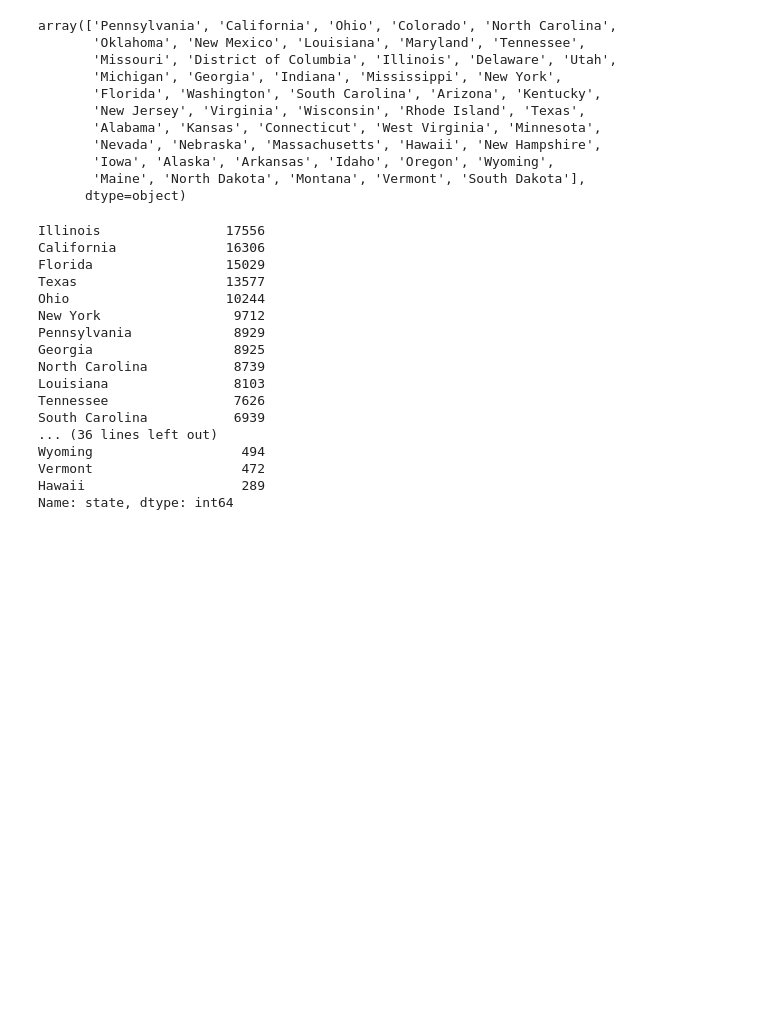
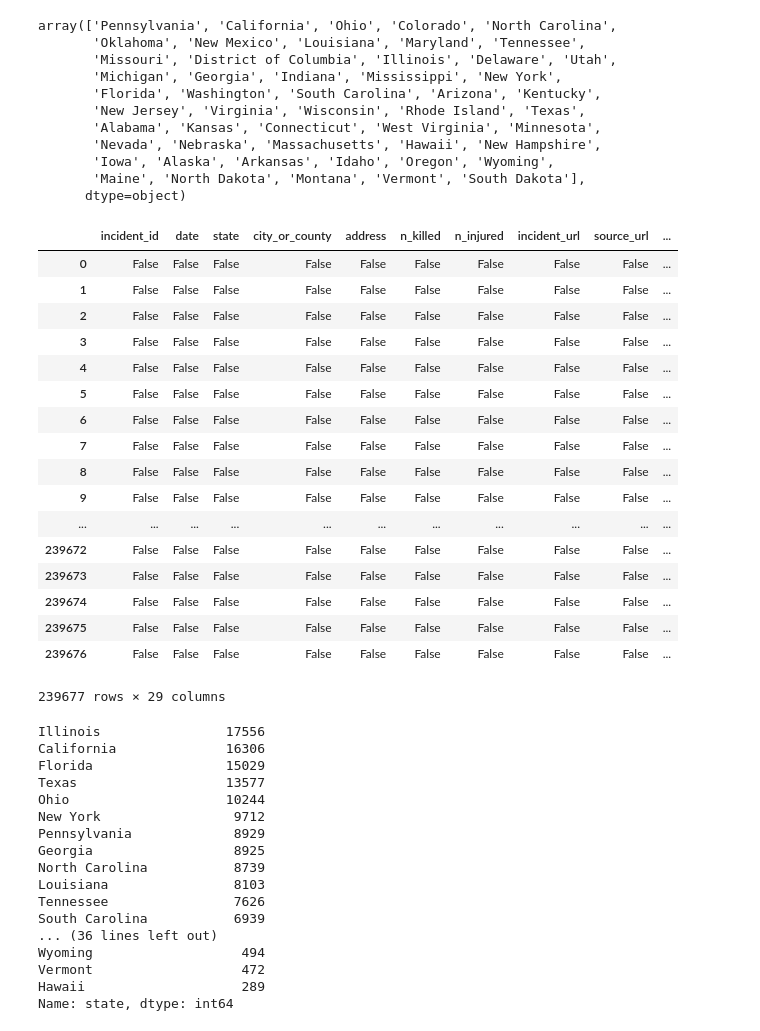
Before and after one commit to Nadide/Gun-Violence-Data-Analysis, a Jupyter notebook: analysis_notebooks/Time series analysis.ipynb, the cells around one changed output. Cells and saved outputs as stored; diff of their text form; code cells hidden in the pictures; blank space fills up the shorter version.

```diff
--- a/analysis_notebooks/Time series analysis.ipynb
+++ b/analysis_notebooks/Time series analysis.ipynb
@@ -106,6 +129,27 @@ array(['Pennsylvania', 'California', 'Ohio', 'Colorado', 'North Carolina',
        'Iowa', 'Alaska', 'Arkansas', 'Idaho', 'Oregon', 'Wyoming',
        'Maine', 'North Dakota', 'Montana', 'Vermont', 'South Dakota'],
       dtype=object)
+# %%
+df.isnull()
+# %% [output]
+|  | incident_id | date | state | city_or_county | address | n_killed | n_injured | incident_url | source_url | ... |
+| 0 | False | False | False | False | False | False | False | False | False | ... |
+| 1 | False | False | False | False | False | False | False | False | False | ... |
+| 2 | False | False | False | False | False | False | False | False | False | ... |
+| 3 | False | False | False | False | False | False | False | False | False | ... |
+| 4 | False | False | False | False | False | False | False | False | False | ... |
+| 5 | False | False | False | False | False | False | False | False | False | ... |
+| 6 | False | False | False | False | False | False | False | False | False | ... |
+| 7 | False | False | False | False | False | False | False | False | False | ... |
+| 8 | False | False | False | False | False | False | False | False | False | ... |
+| 9 | False | False | False | False | False | False | False | False | False | ... |
+| ... | ... | ... | ... | ... | ... | ... | ... | ... | ... | ... |
+| 239672 | False | False | False | False | False | False | False | False | False | ... |
+| 239673 | False | False | False | False | False | False | False | False | False | ... |
+| 239674 | False | False | False | False | False | False | False | False | False | ... |
+| 239675 | False | False | False | False | False | False | False | False | False | ... |
+| 239676 | False | False | False | False | False | False | False | False | False | ... |
+239677 rows × 29 columns
 # %%
 df['state'].value_counts()
 # %% [output]
```
Also changed, not shown: parts of 13 cells of this notebook.
